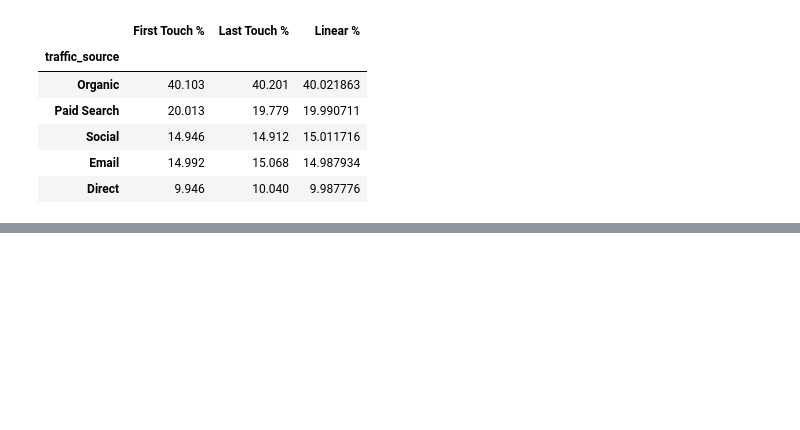
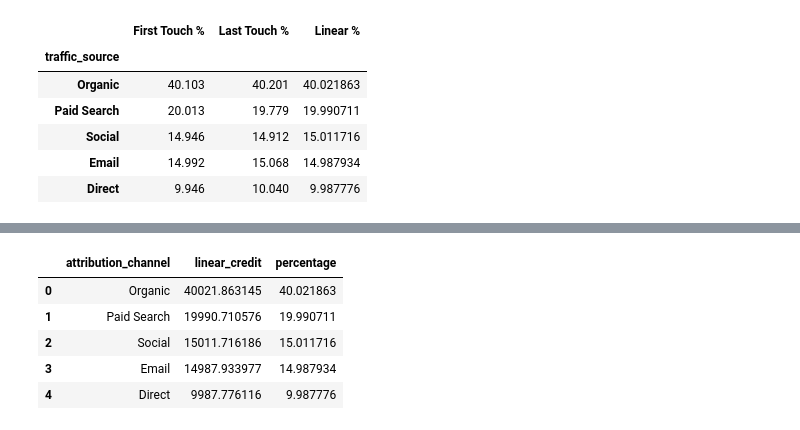
Before and after one commit to Tamoze/Marketing-Attribution-ROI-Dashboard, a Jupyter notebook: notebooks/03_attribution_analysis.ipynb, the cells around one changed output, grey strips where cells are left out. Saved outputs shown, nothing was run; the diff lists cells and outputs as text; code cells hidden in the pictures; blank space fills up the shorter version.

```diff
--- a/notebooks/03_attribution_analysis.ipynb
+++ b/notebooks/03_attribution_analysis.ipynb
@@ -995,0 +1060,14 @@ comparison_table.sort_values("Linear %", ascending=False)
+# %%
+# Linear Attribution Credit by Channel
+query2 = """
+SELECT
+    attribution_channel,
+    SUM(linear_weight) AS linear_credit
+FROM journey_data
+GROUP BY attribution_channel
+ORDER BY linear_credit DESC
+"""
+# %%
+linear_summary = pd.read_sql_query(query2, conn)
+
+linear_summary
@@ -995,0 +1081,14 @@ comparison_table.sort_values("Linear %", ascending=False)
+# %%
+linear_summary["percentage"] = (
+    linear_summary["linear_credit"]
+    / linear_summary["linear_credit"].sum()
+) * 100
+
+linear_summary
+# %% [output]
+|  | attribution_channel | linear_credit | percentage |
+| 0 | Organic | 40021.863145 | 40.021863 |
+| 1 | Paid Search | 19990.710576 | 19.990711 |
+| 2 | Social | 15011.716186 | 15.011716 |
+| 3 | Email | 14987.933977 | 14.987934 |
+| 4 | Direct | 9987.776116 | 9.987776 |
```
Also changed, not shown: parts of 27 cells of this notebook.
